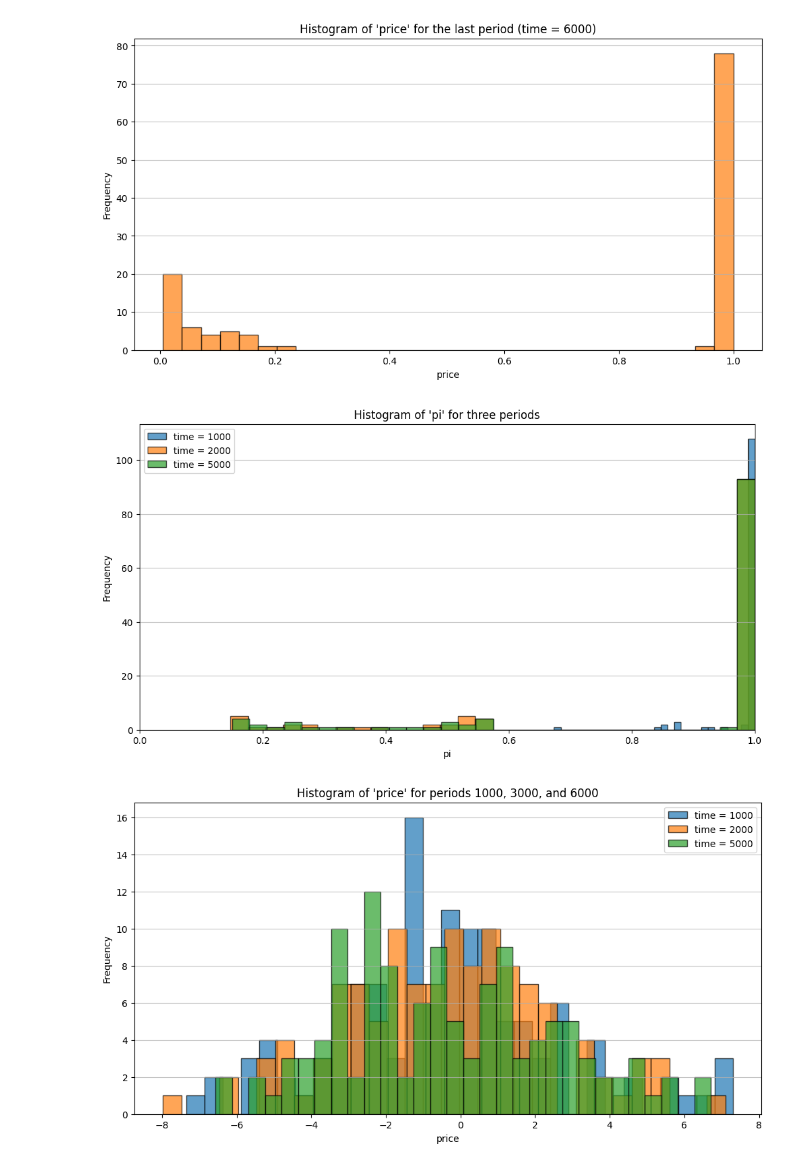
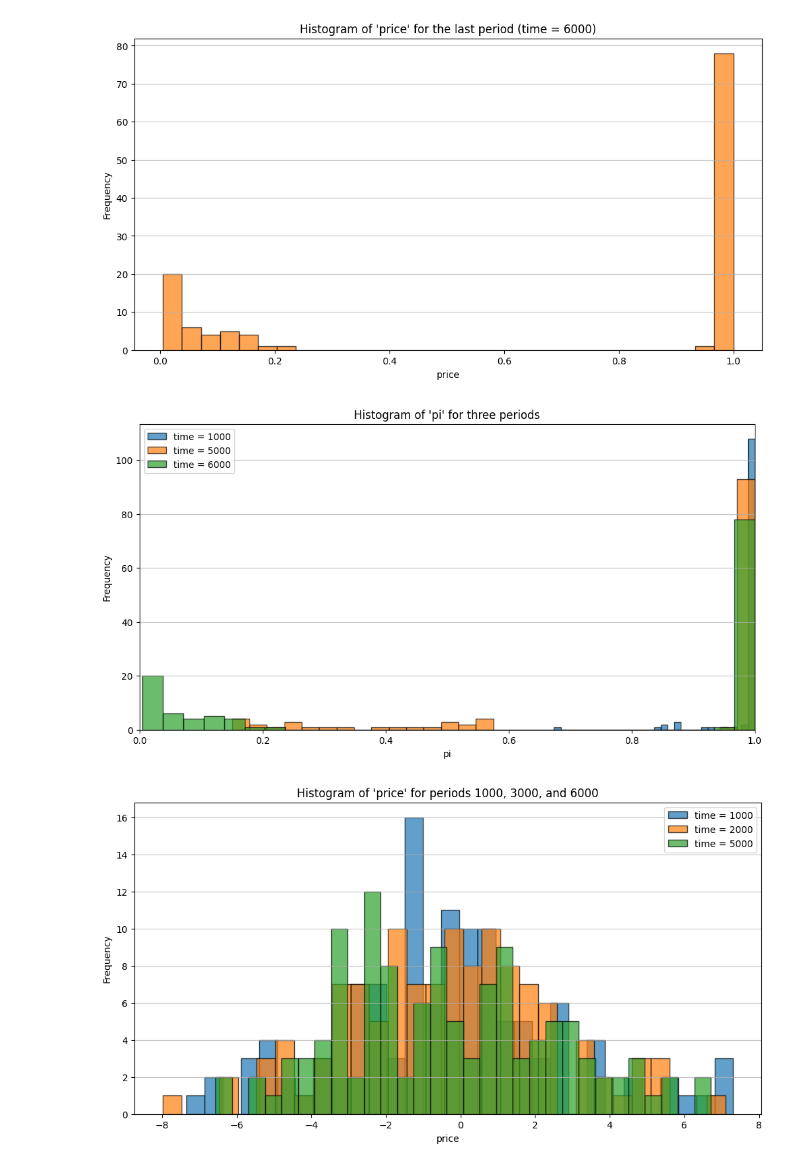
Before and after one commit to GuramL/ehsw, a Jupyter notebook: code.ipynb, the cells around one changed output. Cells and saved outputs as stored; diff of their text form; code cells hidden in the pictures.

```diff
--- a/code.ipynb
+++ b/code.ipynb
@@ -96,23 +96,23 @@ plt.savefig("histogram_pi_last_period.png")
 plt.close()
 # %%
 # Filter the dataframe for the specified periods
-periods = [1000, 2000, 5000]
+periods = [1000, 5000, 6000]
 data_by_period = {period: df[df["time"] == period]["pi"] for period in periods}
 
 # Plot histograms for "pi" for the specified periods on the same plot
 plt.figure(figsize=(12, 6))
 for period, data in data_by_period.items():
     plt.hist(data, bins=30, alpha=0.7, label=f"time = {period}", edgecolor="black")
 
 plt.title("Histogram of 'pi' for three periods")
 plt.xlabel("pi")
 plt.ylabel("Frequency")
 plt.legend()
 plt.grid(axis="y", alpha=0.75)
 plt.xlim(0, 1)
 plt.show()
 # %% [output]
-[figure, old version]
+[figure, new version]
 # %%
 # Filter the dataframe for the specified periods
 data_by_period_price = {period: df[df["time"] == period]["price"] for period in periods}
```
